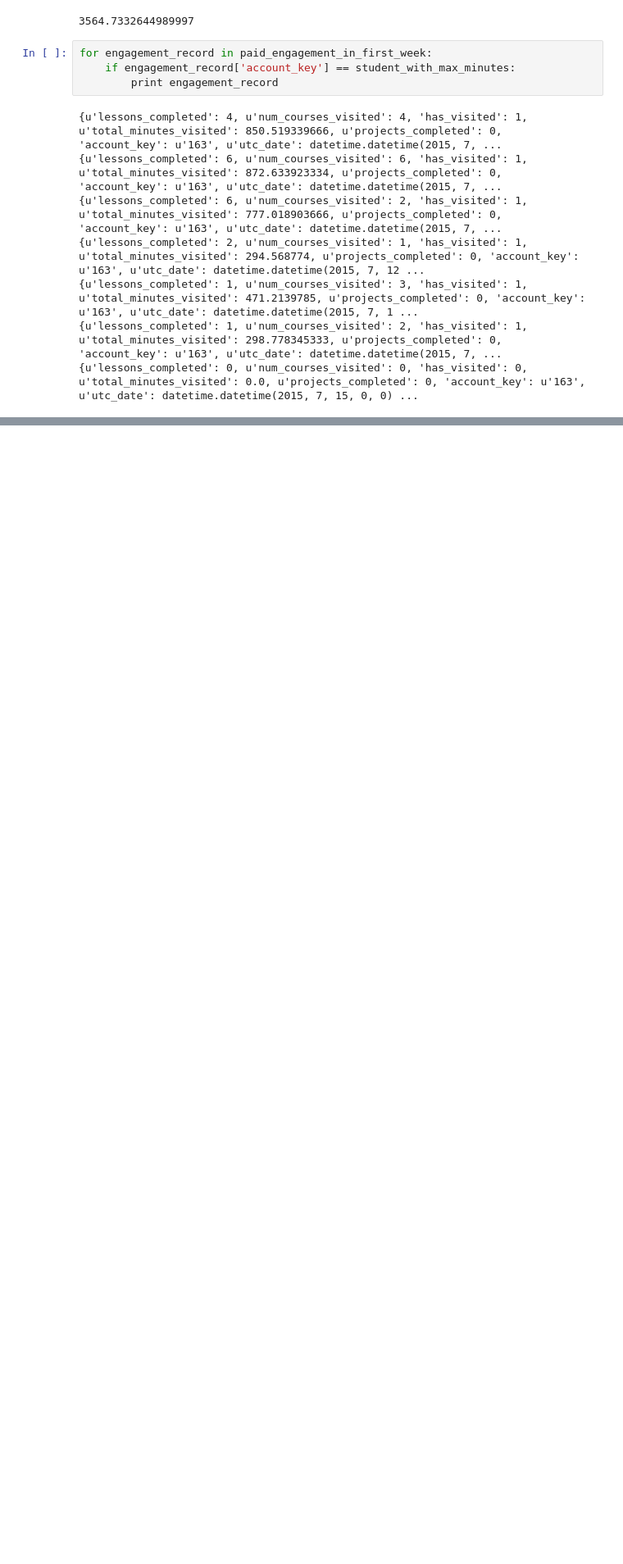
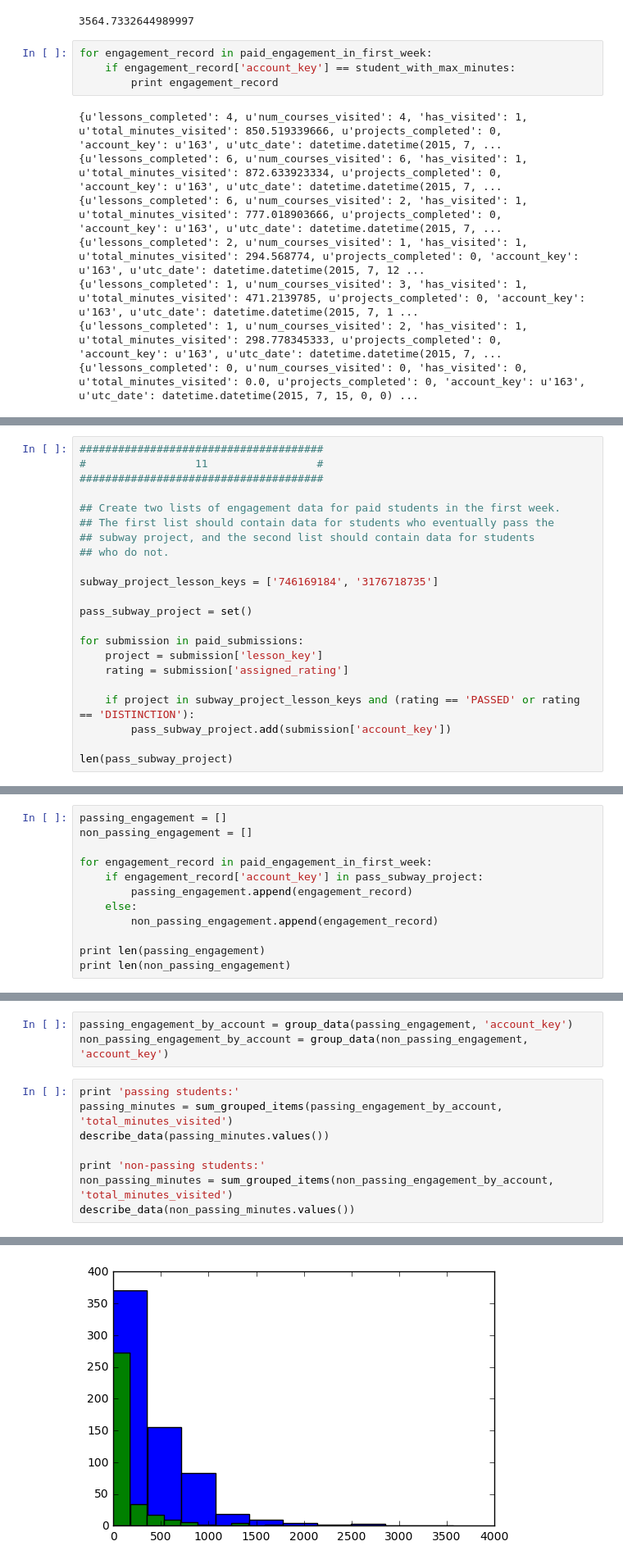
Before and after one commit to dmcglinchey2779/Data-Analysis-workbook, a Jupyter notebook: dan-data-analysis-udacity.ipynb, the cells around one changed output, grey strips where cells are left out. Shown: that part at 82% size. Cells and saved outputs as stored; diff of their text form; blank space fills up the shorter version.

```diff
--- a/dan-data-analysis-udacity.ipynb
+++ b/dan-data-analysis-udacity.ipynb
@@ -357,0 +374,22 @@ Maximum: 7
+# %%
+######################################
+#                 11                 #
+######################################
+
+## Create two lists of engagement data for paid students in the first week.
+## The first list should contain data for students who eventually pass the
+## subway project, and the second list should contain data for students
+## who do not.
+
+subway_project_lesson_keys = ['746169184', '3176718735']
+
+pass_subway_project = set()
+
+for submission in paid_submissions:
+    project = submission['lesson_key']
+    rating = submission['assigned_rating']
+
+    if project in subway_project_lesson_keys and (rating == 'PASSED' or rating == 'DISTINCTION'):
+        pass_subway_project.add(submission['account_key'])
+
+len(pass_subway_project)
@@ -357,0 +398,12 @@ Maximum: 7
+# %%
+passing_engagement = []
+non_passing_engagement = []
+
+for engagement_record in paid_engagement_in_first_week:
+    if engagement_record['account_key'] in pass_subway_project:
+        passing_engagement.append(engagement_record)
+    else:
+        non_passing_engagement.append(engagement_record)
+
+print len(passing_engagement)
+print len(non_passing_engagement)
@@ -357,0 +413,12 @@ Maximum: 7
+# %%
+passing_engagement_by_account = group_data(passing_engagement, 'account_key')
+non_passing_engagement_by_account = group_data(non_passing_engagement, 'account_key')
+# %%
+print 'passing students:'
+passing_minutes = sum_grouped_items(passing_engagement_by_account, 'total_minutes_visited')
+describe_data(passing_minutes.values())
+
+print 'non-passing students:'
+non_passing_minutes = sum_grouped_items(non_passing_engagement_by_account, 'total_minutes_visited')
+describe_data(non_passing_minutes.values())
+# %% [output]
@@ -357,0 +435 @@ Maximum: 7
+[figure, added]
```
Also changed, not shown: parts of 16 cells of this notebook.
